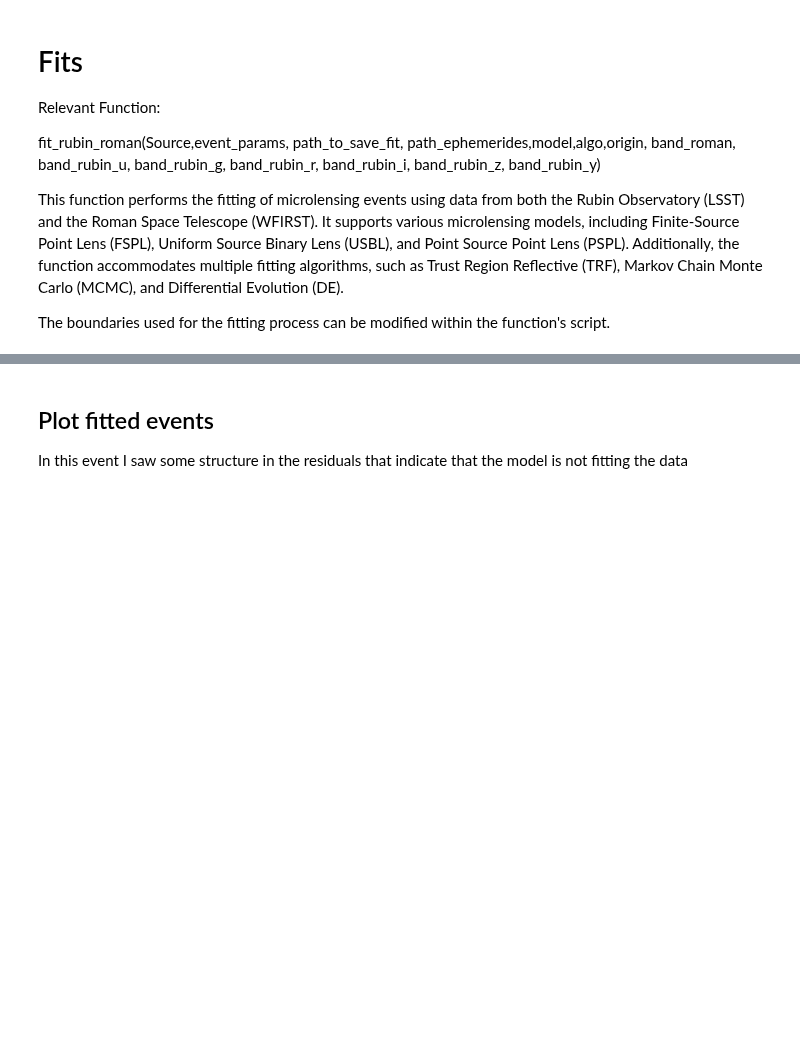
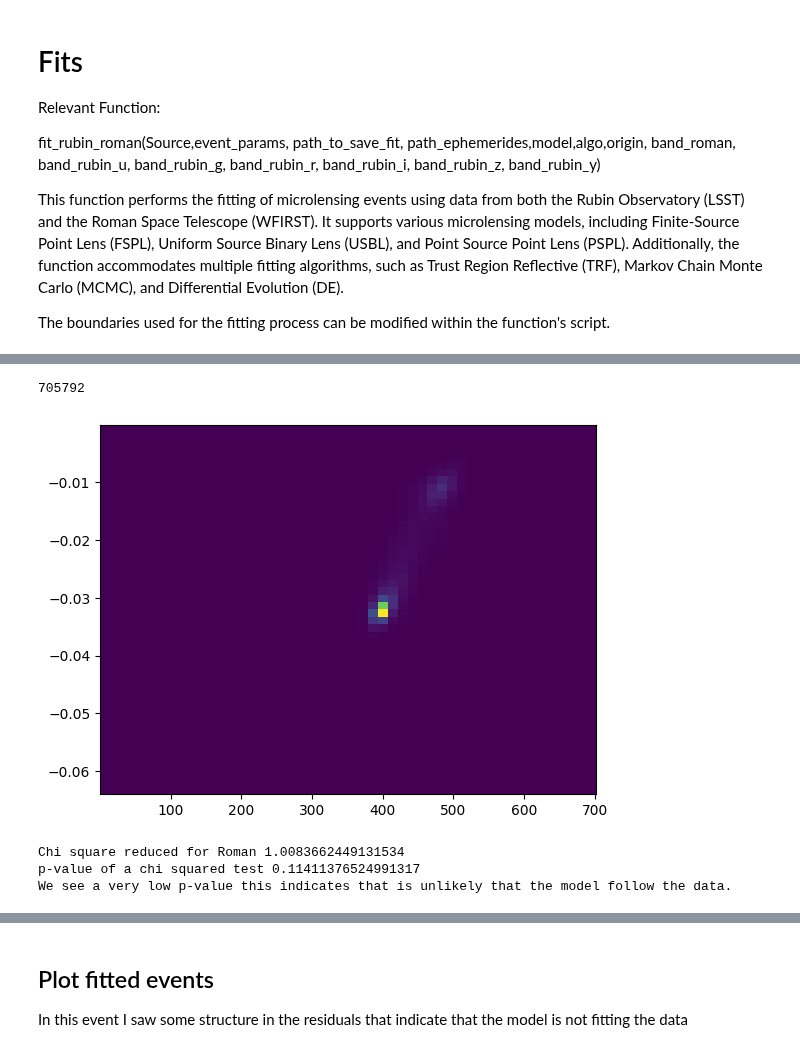
Before and after one commit to anibal-art/roman_rubin, a Jupyter notebook: notebooks/Example_sim_and_fit.ipynb, the cells around one changed output, grey strips where cells are left out. Cells and saved outputs as stored; diff of their text form; code cells hidden in the pictures; blank space fills up the shorter version.

```diff
--- a/notebooks/Example_sim_and_fit.ipynb
+++ b/notebooks/Example_sim_and_fit.ipynb
@@ -228,7 +229,7 @@ This function performs the fitting of microlensing events using data from both t
 
 The boundaries used for the fitting process can be modified within the function's script.
 # %%
-algo='TRF'
+algo='DE'
 
 Source = i
 if decision:
@@ -249,3 +292,12 @@ if decision:
+# %%
+# for i in range(len(fit_rr.fit_results['DE_population'])):
+print(len(fit_rr.fit_results['DE_population']))
+plt.hist2d(fit_rr.fit_results['DE_population'][:,2],fit_rr.fit_results['DE_population'][:,8], bins=50, cmap='viridis')
+
+plt.show()
+# %% [output]
+705792
+[figure, added]
 # %%
 #we can make some tests to check if this is a good event before make the plot
 from scipy.stats import chi2
@@ -265,6 +317,10 @@ beta_rr = (abs(np.array(true_params[0:len(fit_rr.fit_results['best_model'])])-fi
 #metric gamma
 gamma_roman = np.sqrt(np.diag(fit_roman.fit_results['covariance_matrix']))/np.array(true_params[0:len(fit_roman.fit_results['best_model'])])
 gamma_rr = (np.sqrt(np.diag(fit_rr.fit_results['covariance_matrix']))/np.array(true_params[0:len(fit_rr.fit_results['best_model'])]))[0:len(fit_roman.fit_results['best_model'])]
+# %% [output]
+Chi square reduced for Roman 1.0083662449131534
+p-value of a chi squared test 0.11411376524991317
+We see a very low p-value this indicates that is unlikely that the model follow the data.
 # %%
 # Parameter labels
 xticks = [r'$t_0$', r'$u_0$', r'$t_E$', r'$\rho$', 's', 'q', r'$\alpha$', r'$\pi_{EN}$', r'$\pi_{EE}$', 'F146_s', 'F146_b']
```
Also changed, not shown: parts of 5 cells of this notebook, 8 other files.
